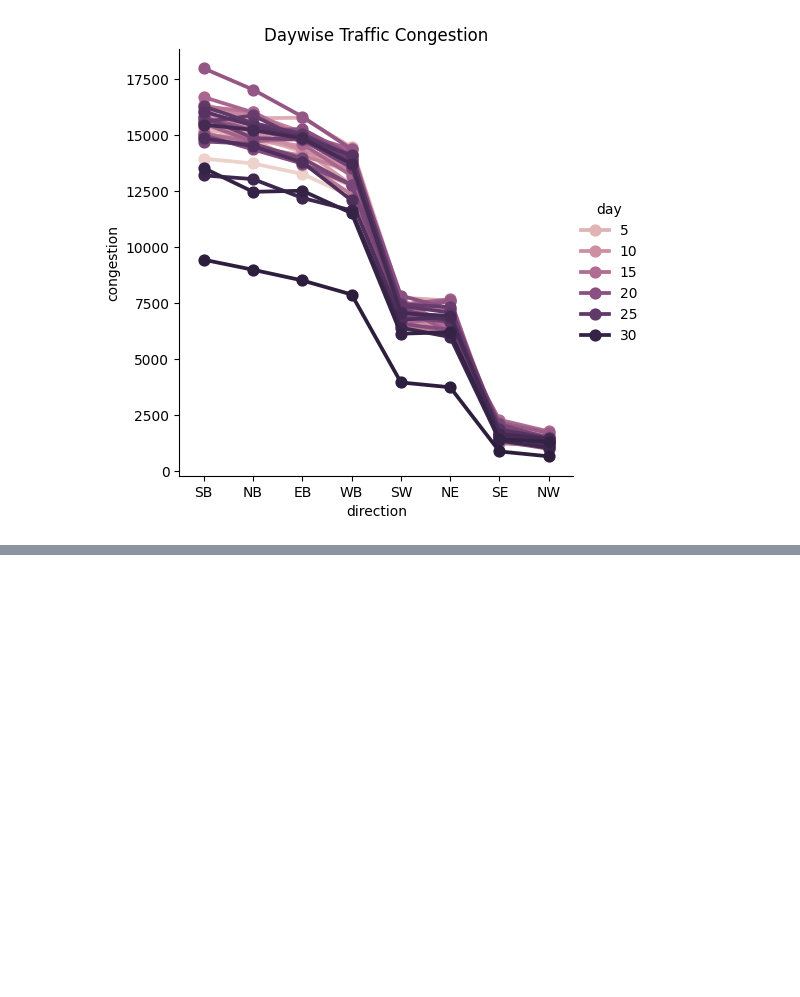
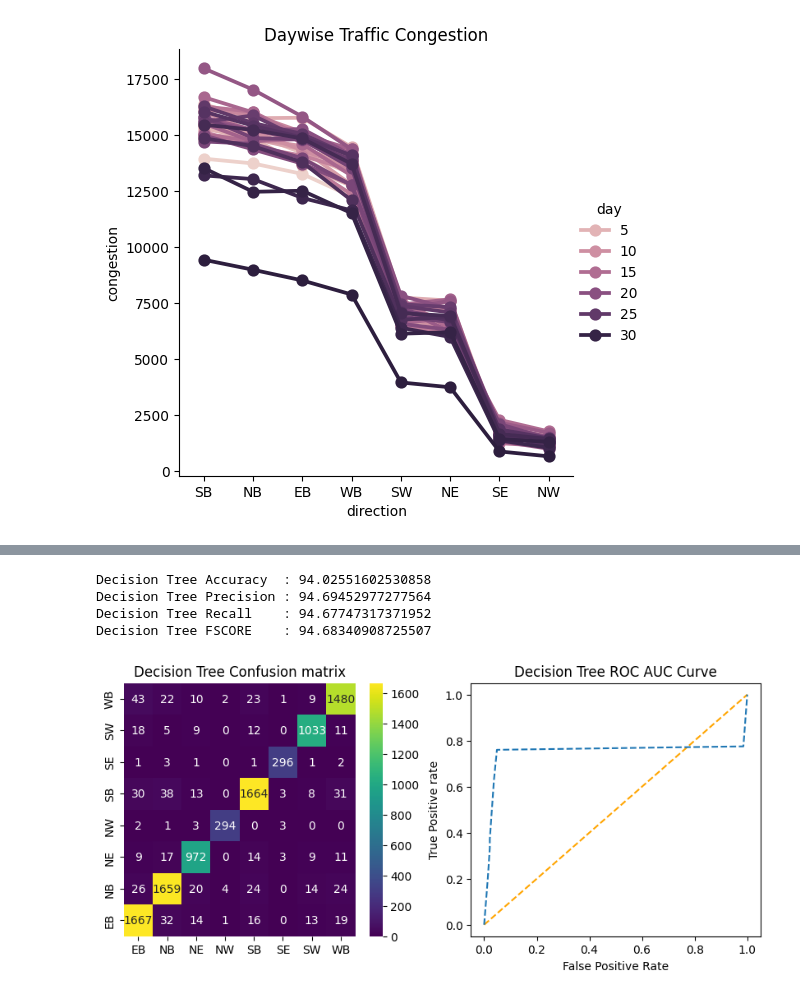
Before and after one commit to Venkatesh-1523/Traffic_route_prediction, a Jupyter notebook: TrafficRoutePrediction.ipynb, the cells around one changed output, grey strips where cells are left out. Saved outputs shown, nothing was run; the diff lists cells and outputs as text; code cells hidden in the pictures; blank space fills up the shorter version.

```diff
--- a/TrafficRoutePrediction.ipynb
+++ b/TrafficRoutePrediction.ipynb
@@ -123,0 +216,14 @@ plt.show()
+# %%
+#train machine learning Decision Tree algorithm to predict route with less traffic
+dt_cls = DecisionTreeClassifier()
+dt_cls.fit(X_train, y_train)
+#perform prediction on test data
+predict = dt_cls.predict(X_test)
+#calculate prediction accuracy and other metrics
+calculateMetrics("Decision Tree", y_test, predict)
+# %% [output]
+Decision Tree Accuracy  : 94.02551602530858
+Decision Tree Precision : 94.69452977277564
+Decision Tree Recall    : 94.67747317371952
+Decision Tree FSCORE    : 94.68340908725507
+[figure, added]
```
Also changed, not shown: parts of 7 cells of this notebook.
